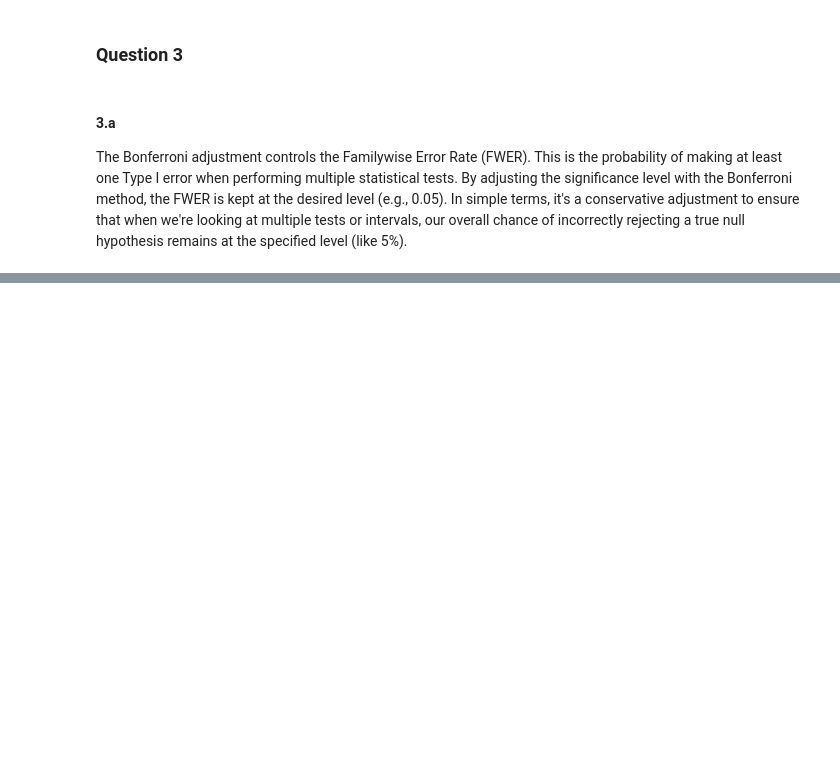
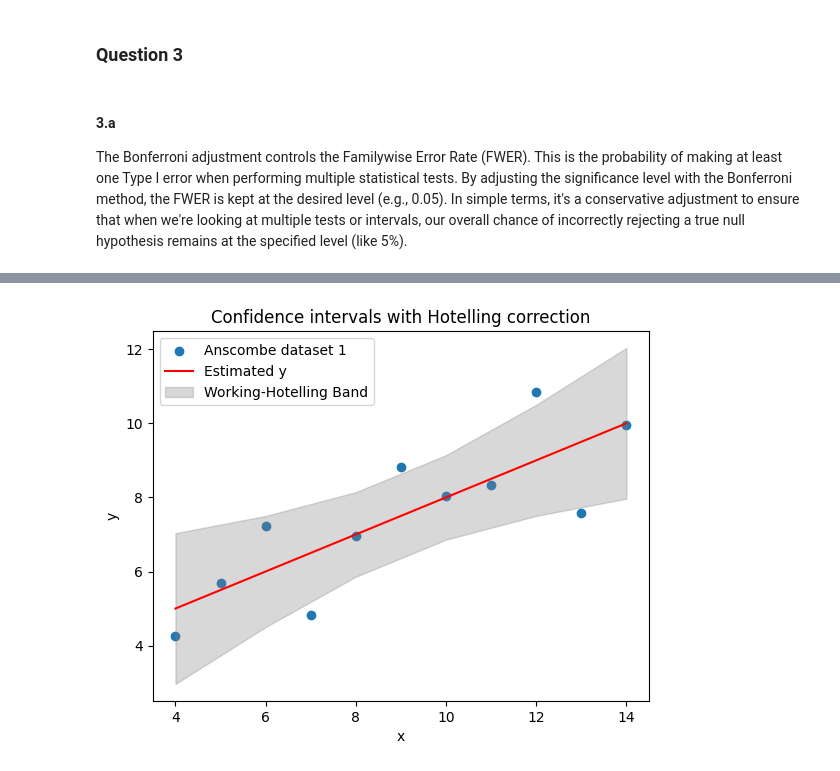
Before and after one commit to madhukar01/stats_exercise, a Jupyter notebook: ex02/solution.ipynb, the cells around one changed output, grey strips where cells are left out. Drawn from its saved outputs; the diff is of its cells as text; code cells hidden in the pictures; blank space fills up the shorter version.

```diff
--- a/ex02/solution.ipynb
+++ b/ex02/solution.ipynb
@@ -245,0 +251,25 @@ plt.show()
+# %%
+# working hotelling confidence interval
+# calculate confidence interval
+alpha = 0.05
+w_squared = 2 * sts.f.ppf(1 - alpha, 2, regression["degrees_of_freedom"])
+w = np.sqrt(w_squared)
+confidence_interval = w * standard_error
+
+# lower and upper bounds of confidence interval
+lower_bound = estimated_y - confidence_interval
+upper_bound = estimated_y + confidence_interval
+
+# plot the data
+plt.scatter(x1, y1, label="Anscombe dataset 1")
+plt.plot(given_x, estimated_y, color='red', label="Estimated y")
+# plt.plot(given_x, lower_bound, color='green', label="CI Lower bound")
+# plt.plot(given_x, upper_bound, color='green', label="CI Upper bound")
+plt.fill_between(given_x, lower_bound, upper_bound, color='gray', alpha=0.3, label='Working-Hotelling Band')
+plt.xlabel("x")
+plt.ylabel("y")
+plt.title("Confidence intervals with Hotelling correction")
+plt.legend()
+plt.show()
+# %% [output]
+[figure, added]
```
Also changed, not shown: parts of 3 cells of this notebook.
